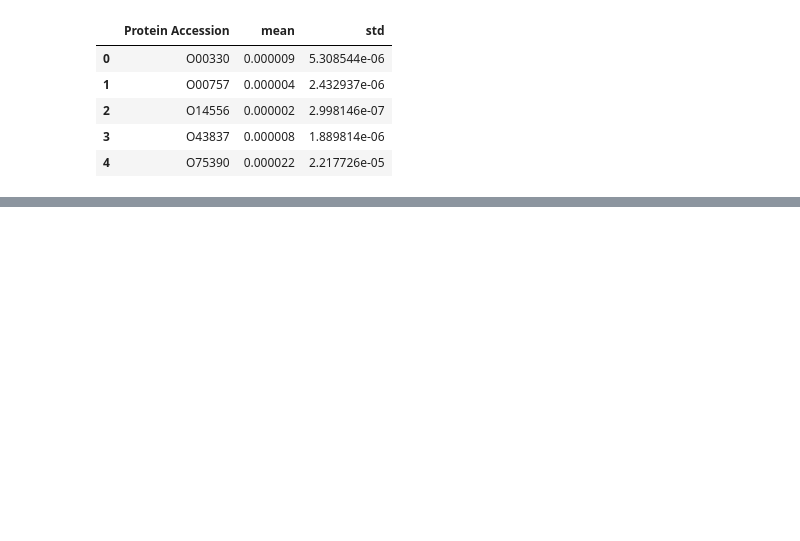
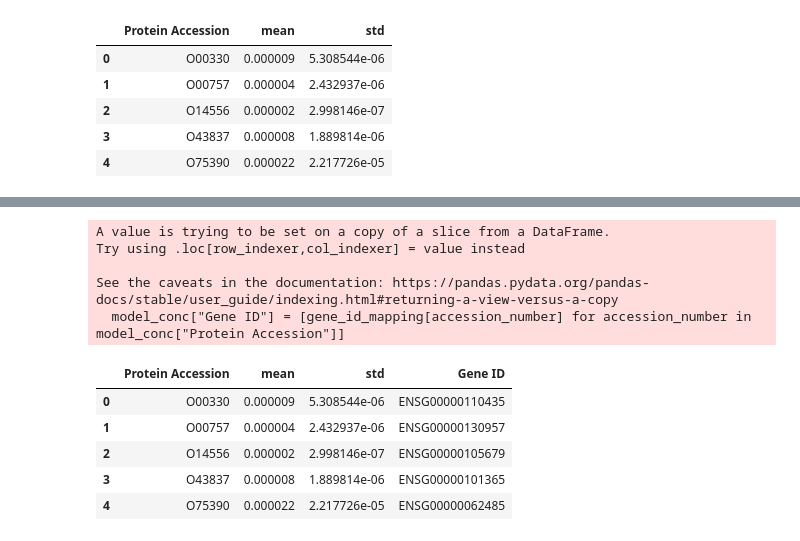
Before and after one commit to Philip-Mundt/thesis_scripts, a Jupyter notebook: sMOMENT/protein_data_prep.ipynb, the cells around one changed output, grey strips where cells are left out. Cells and saved outputs as stored; diff of their text form; code cells hidden in the pictures; blank space fills up the shorter version.

```diff
--- a/sMOMENT/protein_data_prep.ipynb
+++ b/sMOMENT/protein_data_prep.ipynb
@@ -125,10 +120,3 @@ Calculating the
 # %%
 # extracting uniprot accession numbers from ihuman for easy access
 ihuman = cobra.io.read_sbml_model(current_dir.parent / "models" / "Human-GEM.xml")
-# %%
-# retrieving protein accession numbers to select protein data
-accession_numbers = []
-for gene in ihuman.genes:
-    accession_numbers.append(gene.annotation["uniprot"])
-
-print(accession_numbers)
@@ -137,7 +122,0 @@ print(accession_numbers)
-# %%
-# retrieving gene symbols to calculate relative amount of total protein that is present in the model
-gene_symbols = []
-for gene in ihuman.genes:
-    gene_symbols.append(gene.annotation["hgnc.symbol"])
-
-print(gene_symbols)
@@ -158,0 +123,19 @@ protomics_data.head()
+# %%
+# retrieving protein accession numbers & gene ids
+# and calculating number fpr synonyms
+gene_id_mapping = {}
+num_synonyms = 0
+for gene in ihuman.genes:
+    if isinstance(gene.annotation["uniprot"], list):
+        for synonym in gene.annotation["uniprot"]:
+            gene_id_mapping[synonym] = gene.id
+            num_synonyms += 1
+        num_synonyms -= 1 # to count only additional synonyms
+    else:
+        gene_id_mapping[gene.annotation["uniprot"]] = gene.id
+
+print(f"Number of proteins (with protein accession) in Human-GEM: {len(gene_id_mapping.keys()) - num_synonyms}")
+measured_proteins = primary_comparison["Protein Accession"].unique()
+print(f"Number of proteins measuered: {len(measured_proteins)}")
+measured_proteins_model = set(gene_id_mapping.keys()).intersection(set(measured_proteins))
+print(f'Number of measured proteins present in the model: {len(measured_proteins_model)}')
@@ -158,0 +166,17 @@ protomics_data.head()
+# %%
+model_conc = primary_conc.loc[primary_conc["Protein Accession"].isin(measured_proteins_model)]
+model_conc["Gene ID"] = [gene_id_mapping[accession_number] for accession_number in model_conc["Protein Accession"]]
+model_conc.to_csv(data_dir / "A735_protein_data_prep.tsv", sep="\t", index=False, float_format="%.15g")
+model_conc.head()
+# %% [output]
+A value is trying to be set on a copy of a slice from a DataFrame.
+Try using .loc[row_indexer,col_indexer] = value instead
+
+See the caveats in the documentation: https://pandas.pydata.org/pandas-docs/stable/user_guide/indexing.html#returning-a-view-versus-a-copy
+  model_conc["Gene ID"] = [gene_id_mapping[accession_number] for accession_number in model_conc["Protein Accession"]]
+|  | Protein Accession | mean | std | Gene ID |
+| 0 | O00330 | 0.000009 | 5.308544e-06 | ENSG00000110435 |
+| 1 | O00757 | 0.000004 | 2.432937e-06 | ENSG00000130957 |
+| 2 | O14556 | 0.000002 | 2.998146e-07 | ENSG00000105679 |
+| 3 | O43837 | 0.000008 | 1.889814e-06 | ENSG00000101365 |
+| 4 | O75390 | 0.000022 | 2.217726e-05 | ENSG00000062485 |
```
Also changed, not shown: parts of 10 cells of this notebook, 4 other files.
